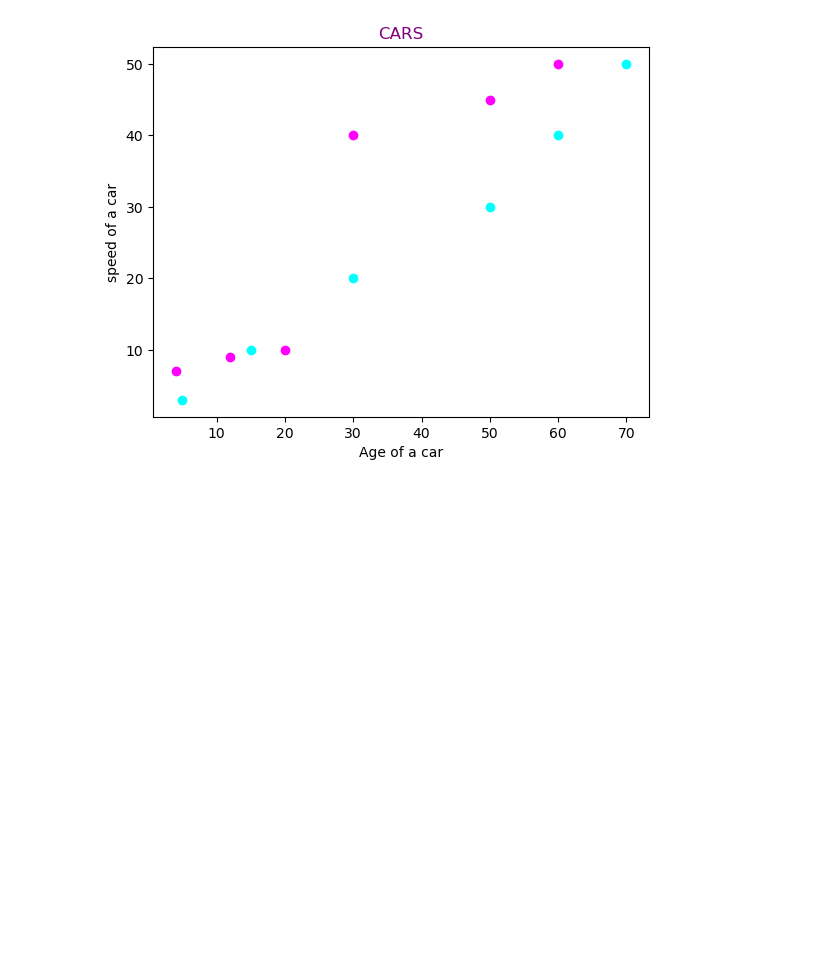
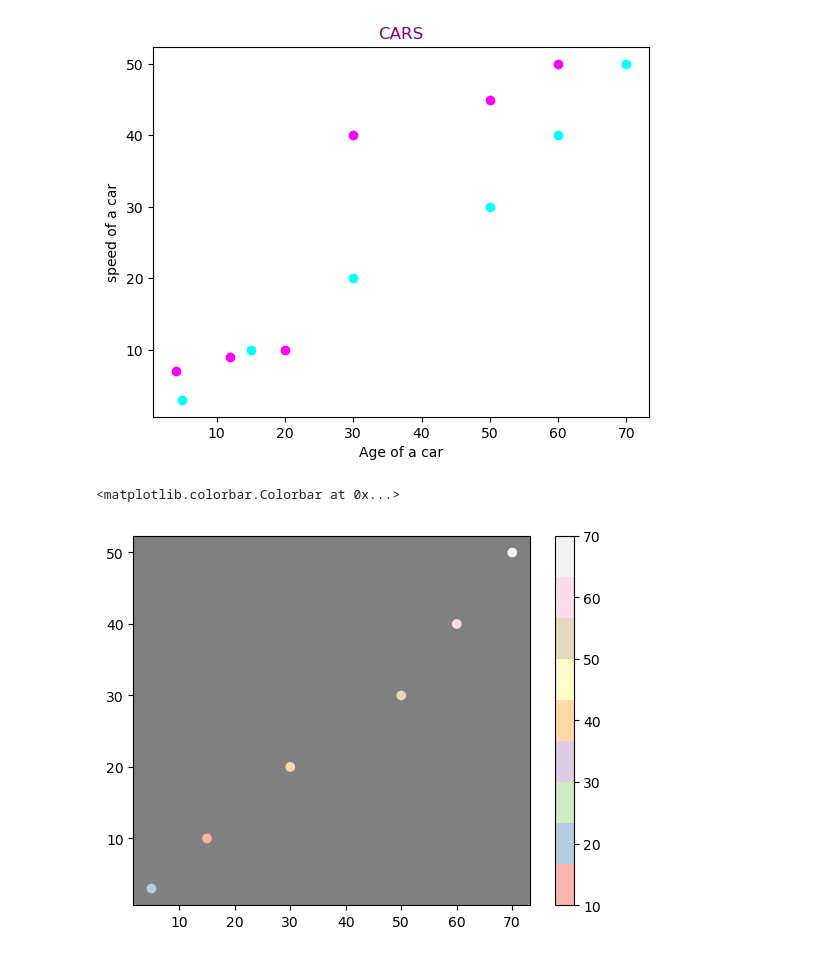
Before and after one commit to sowmya-pallempati/Matplotlib_Basics, a Jupyter notebook: Basics.ipynb, the cells around one changed output. Cells and saved outputs as stored; diff of their text form; code cells hidden in the pictures; blank space fills up the shorter version.

```diff
--- a/Basics.ipynb
+++ b/Basics.ipynb
@@ -201,3 +211,18 @@ plt.scatter(X2, Y2, color='magenta')
 plt.show()
 # %% [output]
 [figure]
+# %%
+#using colourmap
+
+colors = np.array([20,10,40,50,60,70])
+ax = plt.axes()
+
+# Setting the background color of the plot
+# using set_facecolor() method
+
+ax.set_facecolor("grey")
+plt.scatter(X1, Y1, c=colors, cmap='Pastel1')
+plt.colorbar()
+# %% [output]
+<matplotlib.colorbar.Colorbar at 0x...>
+[figure, added]
```
Also changed, not shown: parts of 7 cells of this notebook.
